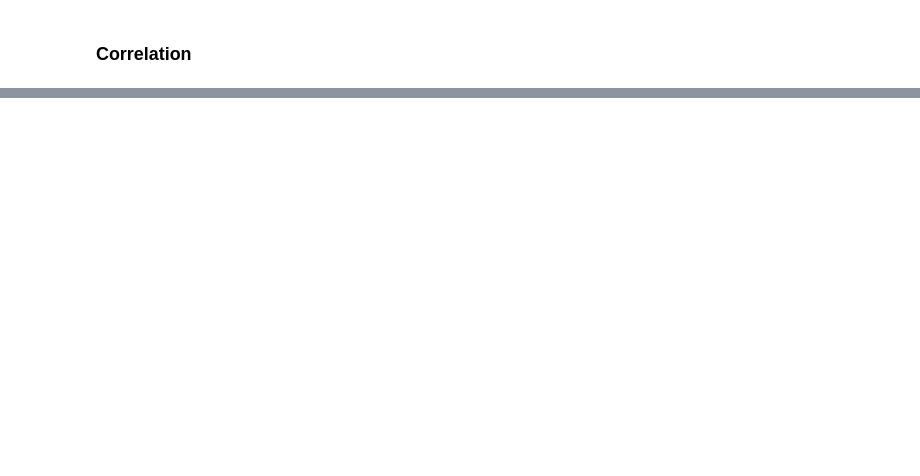
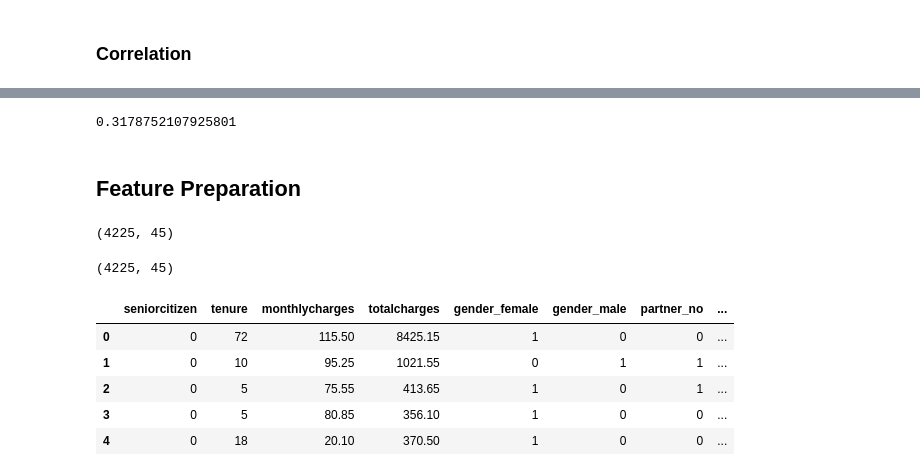
Before and after one commit to ArmandWinant/ml-zoomcamp, a Jupyter notebook: 03-classification/customer_churn.ipynb, the cells around one changed output, grey strips where cells are left out. Drawn from its saved outputs; the diff is of its cells as text; code cells hidden in the pictures; blank space fills up the shorter version.

Commit message:
one-hot encoding

```diff
--- a/03-classification/customer_churn.ipynb
+++ b/03-classification/customer_churn.ipynb
@@ -244,0 +274,6 @@ dtype: float64
+# %%
+df[df.monthlycharges > 50].churn.mean()
+# %% [output]
+0.3178752107925801
+# %% [markdown]
+## Feature Preparation
@@ -244,0 +284,22 @@ dtype: float64
+# %%
+X_train.shape
+# %% [output]
+(4225, 45)
+# %%
+encoder = OneHotEncoder(sparse_output=False, dtype=np.int64, handle_unknown='infrequent_if_exist')
+encodings = encoder.fit_transform(df_train.select_dtypes(exclude='number'))
+encodings_df = pd.DataFrame(encodings, columns=encoder.get_feature_names_out())
+
+df_train = df_train.select_dtypes('number').merge(encodings_df, left_index=True, right_index=True)
+df_train.shape
+# %% [output]
+(4225, 45)
+# %%
+df_train.head()
+# %% [output]
+|  | seniorcitizen | tenure | monthlycharges | totalcharges | gender_female | gender_male | partner_no | ... |
+| 0 | 0 | 72 | 115.50 | 8425.15 | 1 | 0 | 0 | ... |
+| 1 | 0 | 10 | 95.25 | 1021.55 | 0 | 1 | 1 | ... |
+| 2 | 0 | 5 | 75.55 | 413.65 | 1 | 0 | 1 | ... |
+| 3 | 0 | 5 | 80.85 | 356.10 | 1 | 0 | 0 | ... |
+| 4 | 0 | 18 | 20.10 | 370.50 | 1 | 0 | 0 | ... |
```
Also changed, not shown: parts of 16 cells of this notebook.
